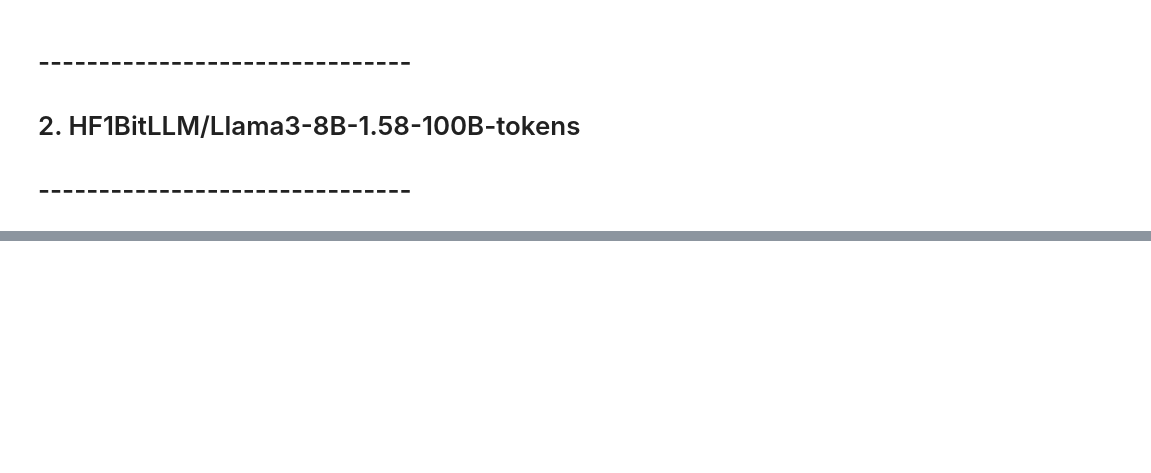
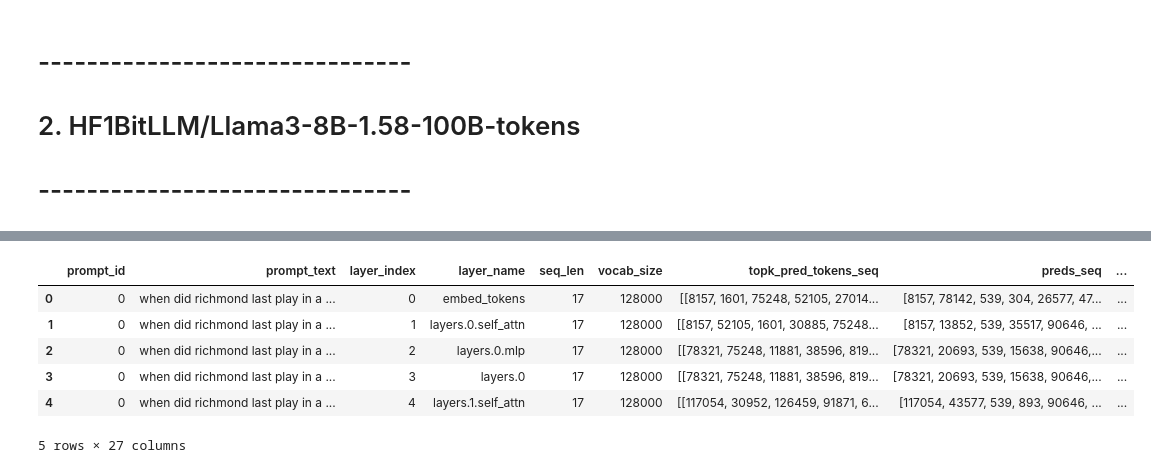
Before and after one commit to AnnemetteBP/LogitDiffLens, a Jupyter notebook: logit_lens_nb.ipynb, the cells around one changed output, grey strips where cells are left out. Saved outputs shown, nothing was run; the diff lists cells and outputs as text; code cells hidden in the pictures; blank space fills up the shorter version.

Commit message:
fixed logit lens analysis for single model

```diff
--- a/logit_lens_nb.ipynb
+++ b/logit_lens_nb.ipynb
@@ -239,7 +244,7 @@ run_logit_lens(
 import torch
 
 data = torch.load(
-    "logs/logit_lens_logs/logit_lens_analysis/nq_answers_llama_hf100b.pt",
+    "logs/logit_lens_logs/logit_lens_analysis/nq_queries_llama_hf100b.pt",
     weights_only=False  # allow full unpickling
 )
 # %%
@@ -272,2 +286,12 @@ df["layer_name"].unique()
+# %%
+hf_df.head()
+# %% [output]
+|  | prompt_id | prompt_text | layer_index | layer_name | seq_len | vocab_size | topk_pred_tokens_seq | preds_seq | ... |
+| 0 | 0 | when did richmond last play in a ... | 0 | embed_tokens | 17 | 128000 | [[8157, 1601, 75248, 52105, 27014... | [8157, 78142, 539, 304, 26577, 47... | ... |
+| 1 | 0 | when did richmond last play in a ... | 1 | layers.0.self_attn | 17 | 128000 | [[8157, 52105, 1601, 30885, 75248... | [8157, 13852, 539, 35517, 90646, ... | ... |
+| 2 | 0 | when did richmond last play in a ... | 2 | layers.0.mlp | 17 | 128000 | [[78321, 75248, 11881, 38596, 819... | [78321, 20693, 539, 15638, 90646,... | ... |
+| 3 | 0 | when did richmond last play in a ... | 3 | layers.0 | 17 | 128000 | [[78321, 75248, 11881, 38596, 819... | [78321, 20693, 539, 15638, 90646,... | ... |
+| 4 | 0 | when did richmond last play in a ... | 4 | layers.1.self_attn | 17 | 128000 | [[117054, 30952, 126459, 91871, 6... | [117054, 43577, 539, 893, 90646, ... | ... |
+5 rows × 27 columns
 # %%
 hf_df.isna().sum()
```
Also changed, not shown: parts of 10 cells of this notebook, 5 other files.
